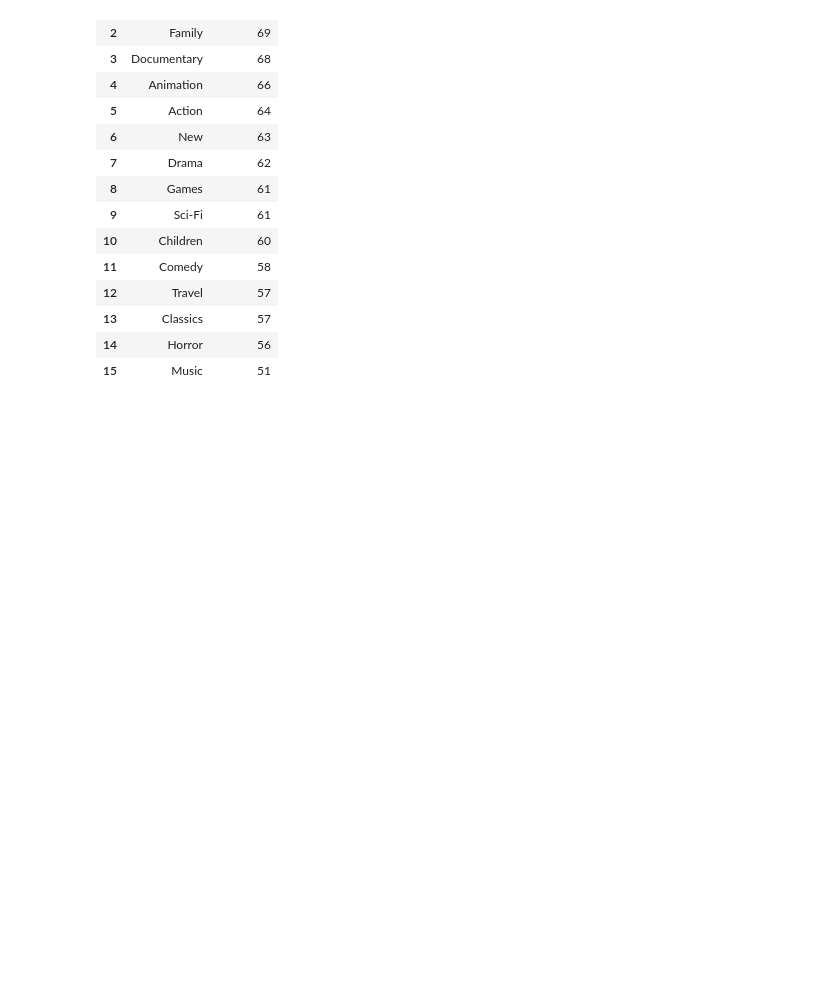
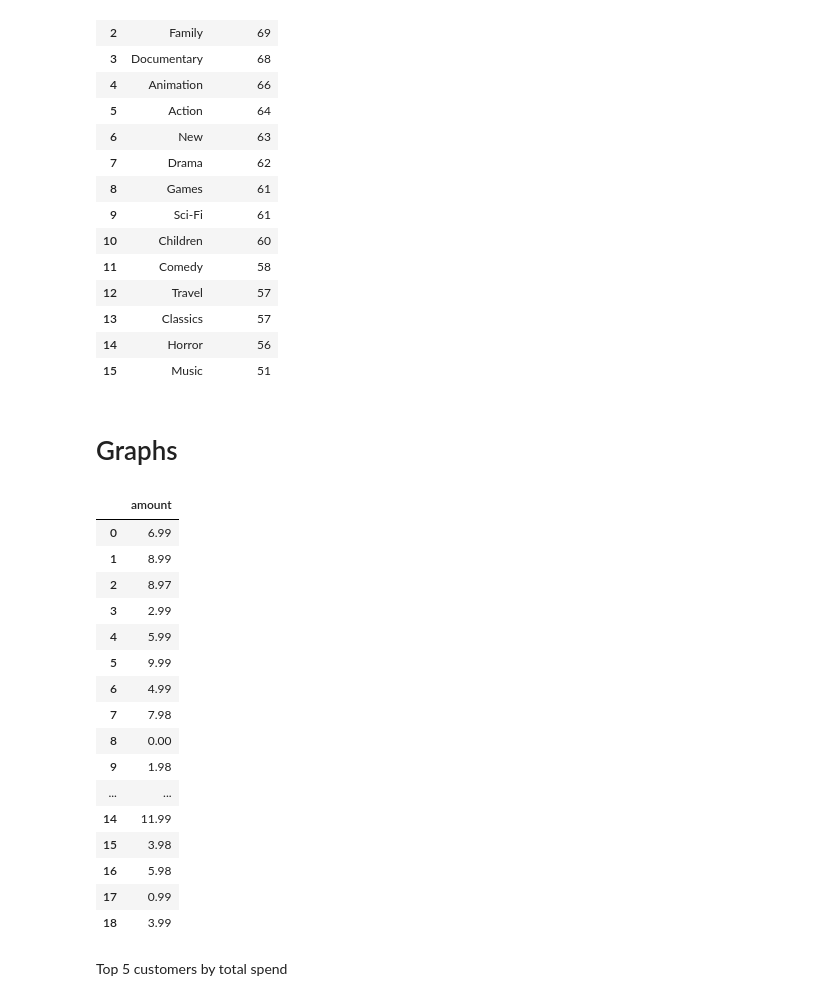
Before and after one commit to ghaliaghazal/Sql_Ghalia_Ghazal_Lab1, a Jupyter notebook: data_analys.ipynb, the cells around one changed output. Drawn from its saved outputs; the diff is of its cells as text; code cells hidden in the pictures; blank space fills up the shorter version.

```diff
--- a/data_analys.ipynb
+++ b/data_analys.ipynb
@@ -20,6 +20,9 @@ with duckdb.connect(duckdb_path) as conn, open("sql/load_sakila.sql") as ingest_
     rating = conn.sql("FROM film;").df()
     film_category = conn.sql("FROM film_category;").df()
     category = conn.sql("FROM category;").df()
+    payment = conn.sql("FROM payment;").df()
+    customer = conn.sql("FROM customer;").df() # retrieves the customer table as a DataFrame
+
 
 film.head()
 # %% [output]
@@ -327,3 +330,30 @@ duckdb.sql("""
 | 13 | Classics | 57 |
 | 14 | Horror | 56 |
 | 15 | Music | 51 |
+# %% [markdown]
+# Graphs
+# %%
+duckdb.sql("""
+SELECT DISTINCT amount
+FROM payment
+""").df()
+# %% [output]
+|  | amount |
+| 0 | 6.99 |
+| 1 | 8.99 |
+| 2 | 8.97 |
+| 3 | 2.99 |
+| 4 | 5.99 |
+| 5 | 9.99 |
+| 6 | 4.99 |
+| 7 | 7.98 |
+| 8 | 0.00 |
+| 9 | 1.98 |
+| ... | ... |
+| 14 | 11.99 |
+| 15 | 3.98 |
+| 16 | 5.98 |
+| 17 | 0.99 |
+| 18 | 3.99 |
+# %% [markdown]
+Top 5 customers by total spend
```
Also changed, not shown: parts of 1 cell of this notebook.
